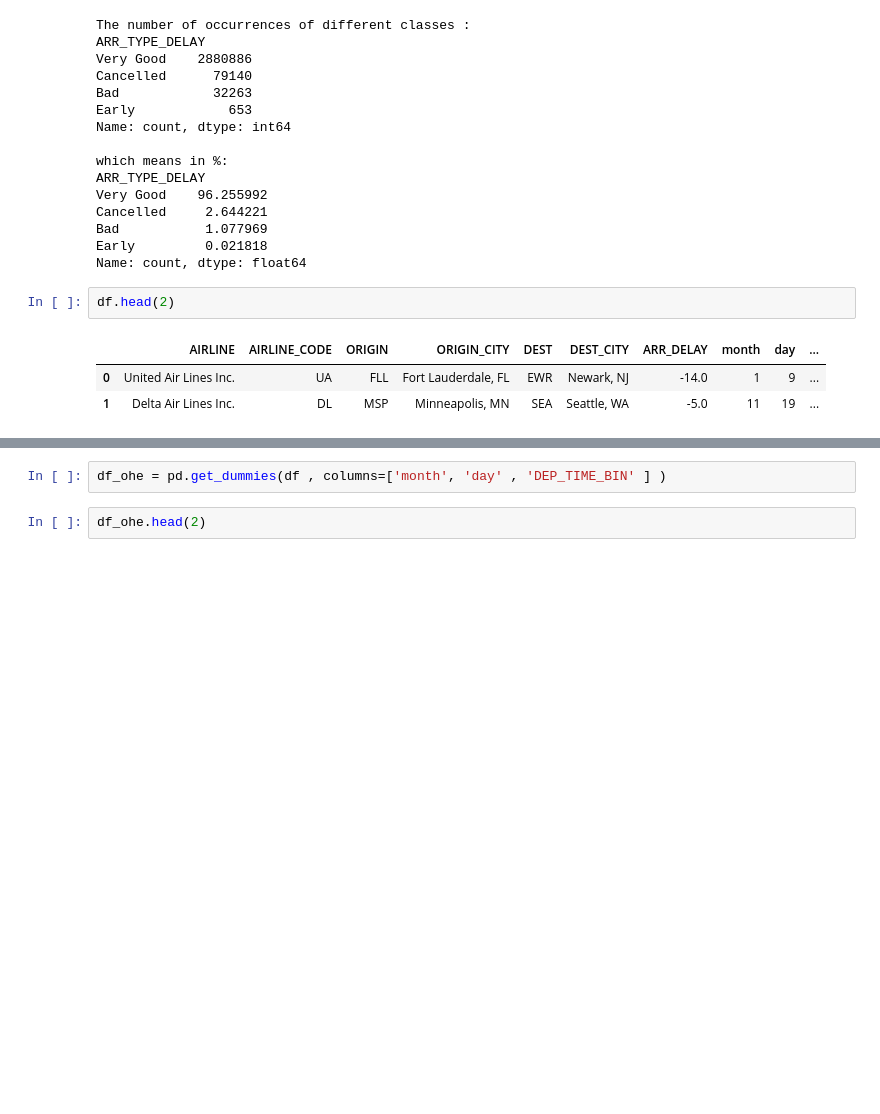
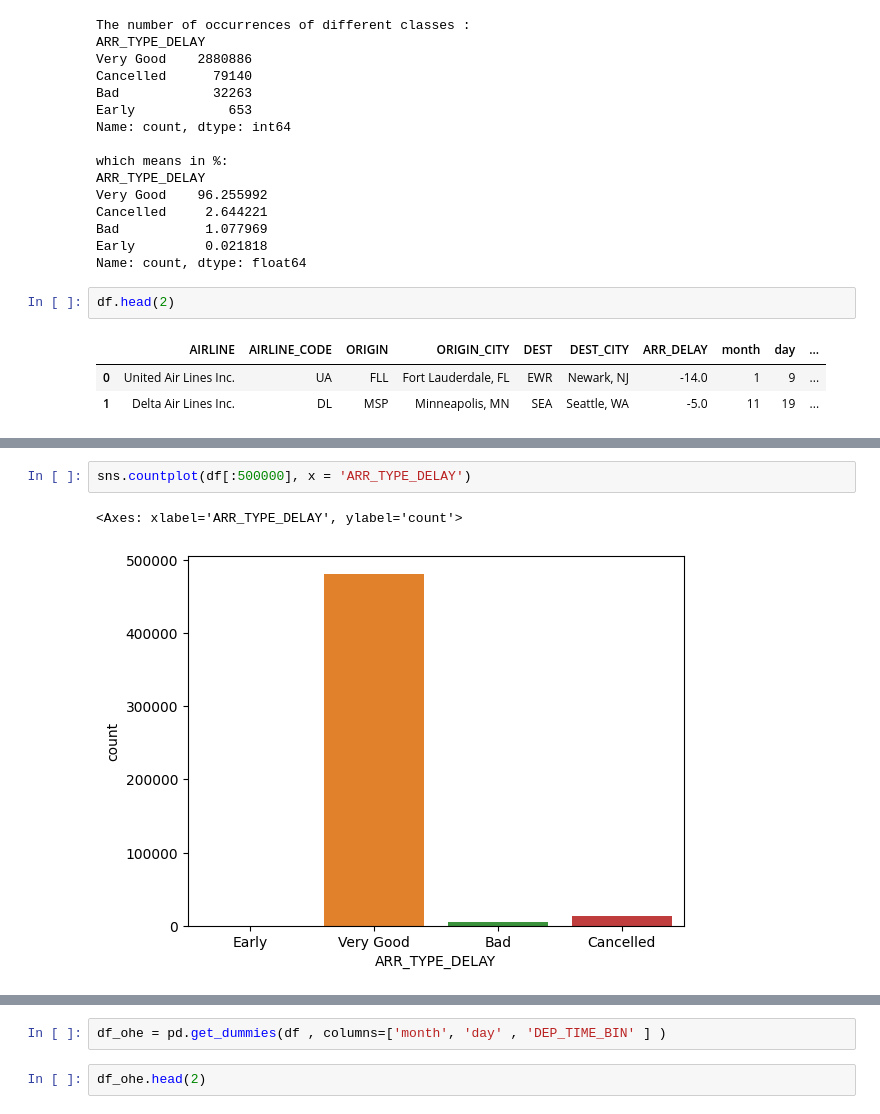
Before and after one commit to MBalogogGLemuel/Balogogg-portfolio.github.io, a Jupyter notebook: pages/FlightsDelaysandCancellation/2- Model.ipynb, the cells around one changed output, grey strips where cells are left out. Saved outputs shown, nothing was run; the diff lists cells and outputs as text; blank space fills up the shorter version.

```diff
--- a/pages/FlightsDelaysandCancellation/2- Model.ipynb
+++ b/pages/FlightsDelaysandCancellation/2- Model.ipynb
@@ -131,0 +141,5 @@ df.head(2)
+# %%
+sns.countplot(df[:500000], x = 'ARR_TYPE_DELAY')
+# %% [output]
+<Axes: xlabel='ARR_TYPE_DELAY', ylabel='count'>
+[figure, added]
```
Also changed, not shown: parts of 5 cells of this notebook, 8 other files.
